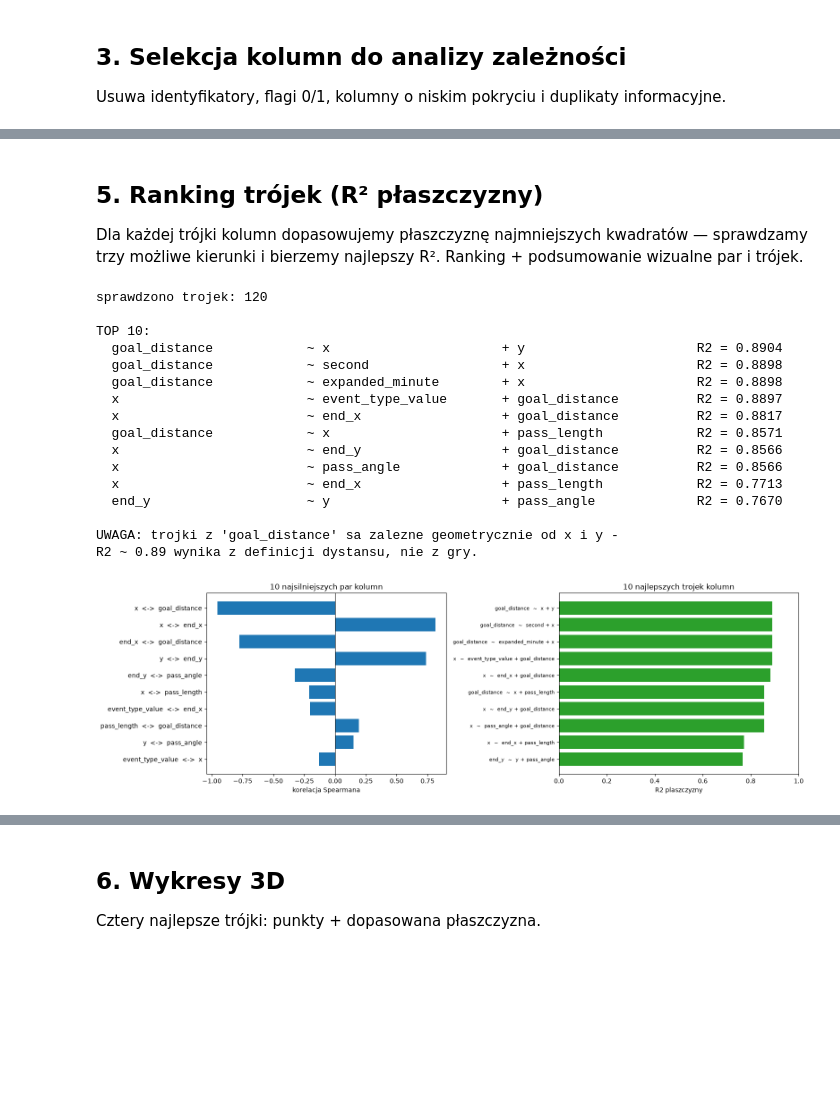
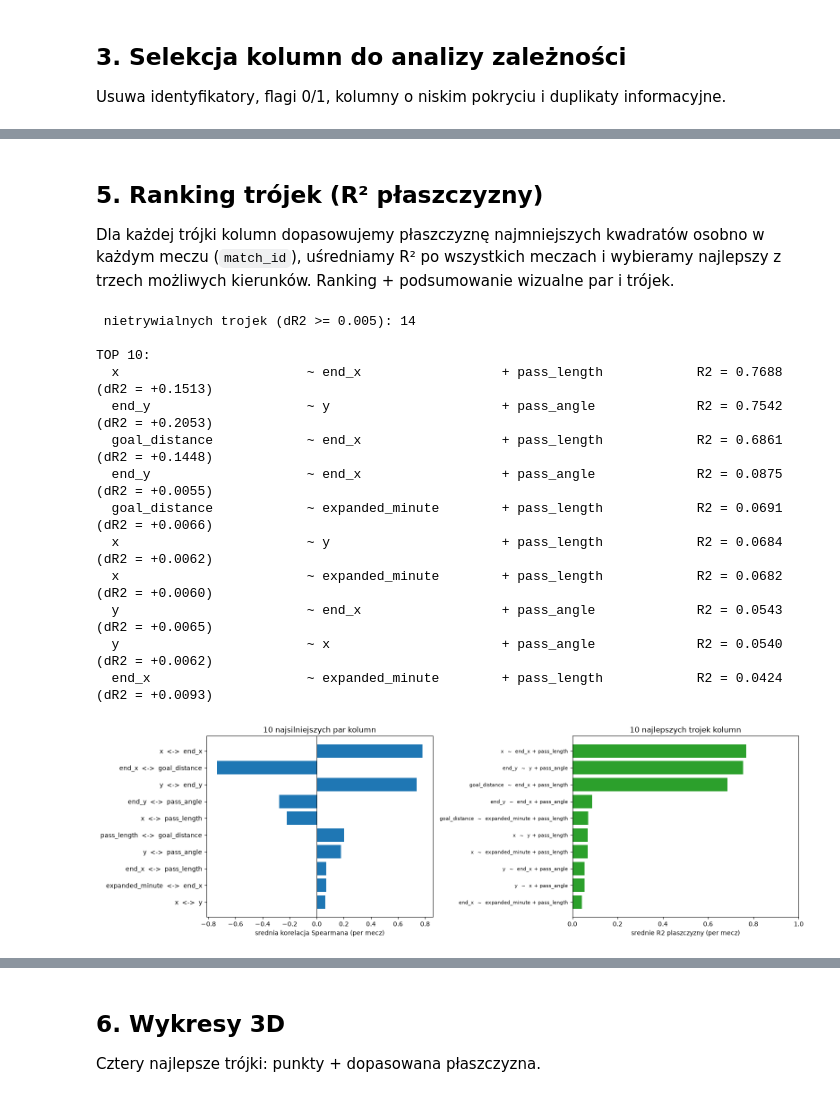
Before and after one commit to XeroChan/football-match-analytics, a Jupyter notebook: notebooks/02_eda.ipynb, the cells around one changed output, grey strips where cells are left out. Cells and saved outputs as stored; diff of their text form; code cells hidden in the pictures; blank space fills up the shorter version.

```diff
--- a/notebooks/02_eda.ipynb
+++ b/notebooks/02_eda.ipynb
@@ -259,81 +404,81 @@ dystans jest wyliczany z x i y, wiec korelacja jest z definicji.
 # %% [markdown]
 ## 5. Ranking trójek (R² płaszczyzny)
 
-Dla każdej trójki kolumn dopasowujemy płaszczyznę najmniejszych kwadratów — sprawdzamy trzy możliwe kierunki i bierzemy najlepszy R². Ranking + podsumowanie wizualne par i trójek.
+Dla każdej trójki kolumn dopasowujemy płaszczyznę najmniejszych kwadratów osobno w każdym meczu (`match_id`), uśredniamy R² po wszystkich meczach i wybieramy najlepszy z trzech możliwych kierunków. Ranking + podsumowanie wizualne par i trójek.
 # %%
-# Ranking trojek na wszystkich meczach: dla kazdej trojki dopasowujemy plaszczyzne.
-# Funkcja plane_r2 jest zdefiniowana w sekcji 1.
+# Ranking trojek (R2 liczone osobno w kazdym meczu i usrednione po match_id).
+# Pomijamy tautologie z goal_distance (FUNCTIONAL_DEPS) oraz trojki 'pasozytnicze',
+# w ktorych druga zmienna wnosi mniej niz MIN_R2_GAIN ponad lepsza pojedyncza zmienna.
+MIN_R2_GAIN = 0.005
+
 triplets = []
 for a, b, c in itertools.combinations(selected_cols, 3):
-    sub_df = events_all[[a, b, c]].dropna()
+    if is_trivial_group((a, b, c)):
+        continue
+    sub_df = events_all[["match_id", a, b, c]].dropna()
     if len(sub_df) < 50:
         continue
 
-    # sprawdzamy wszystkie trzy kierunki, bierzemy najlepszy
-    best_triplet = (0.0, c, a, b)
+    # sprawdzamy wszystkie trzy kierunki, bierzemy najlepszy z istotnym przyrostem dR2
+    best_triplet = None
     for target_col in (a, b, c):
         other_cols = [k for k in (a, b, c) if k != target_col]
-        r2 = plane_r2(sub_df, other_cols[0], other_cols[1], target_col)
-        if r2 > best_triplet[0]:
-            best_triplet = (r2, target_col, other_cols[0], other_cols[1])
+        r2, gain = plane_r2(sub_df, other_cols[0], other_cols[1], target_col, return_gain=True)
+        if gain >= MIN_R2_GAIN and (best_triplet is None or r2 > best_triplet[0]):
+            best_triplet = (r2, target_col, other_cols[0], other_cols[1], gain)
 
-    triplets.append(best_triplet)
+    if best_triplet is not None:
+        triplets.append(best_triplet)
 
 triplets.sort(key=lambda t: -t[0])
 
-print(f"sprawdzono trojek: {len(triplets)}")
+print(f" nietrywialnych trojek (dR2 >= {MIN_R2_GAIN}): {len(triplets)}")
 print()
 print("TOP 10:")
-for r2, target_col, x1, x2 in triplets[:10]:
-    print(f"  {target_col:<24} ~ {x1:<22} + {x2:<22} R2 = {r2:.4f}")
-print()
-print("UWAGA: trojki z 'goal_distance' sa zalezne geometrycznie od x i y -")
-print("R2 ~ 0.89 wynika z definicji dystansu, nie z gry.")
+for r2, target_col, x1, x2, gain in triplets[:10]:
+    print(f"  {target_col:<24} ~ {x1:<22} + {x2:<22} R2 = {r2:.4f} (dR2 = +{gain:.4f})")
 # %% [output]
-sprawdzono trojek: 120
+ nietrywialnych trojek (dR2 >= 0.005): 14
 
 TOP 10:
-  goal_distance            ~ x                      + y                      R2 = 0.8904
-  goal_distance            ~ second                 + x                      R2 = 0.8898
-  goal_distance            ~ expanded_minute        + x                      R2 = 0.8898
-  x                        ~ event_type_value       + goal_distance          R2 = 0.8897
-  x                        ~ end_x                  + goal_distance          R2 = 0.8817
-  goal_distance            ~ x                      + pass_length            R2 = 0.8571
-  x                        ~ end_y                  + goal_distance          R2 = 0.8566
-  x                        ~ pass_angle             + goal_distance          R2 = 0.8566
-  x                        ~ end_x                  + pass_length            R2 = 0.7713
-  end_y                    ~ y                      + pass_angle             R2 = 0.7670
-
-UWAGA: trojki z 'goal_distance' sa zalezne geometrycznie od x i y -
-R2 ~ 0.89 wynika z definicji dystansu, nie z gry.
+  x                        ~ end_x                  + pass_length            R2 = 0.7688 (dR2 = +0.1513)
+  end_y                    ~ y                      + pass_angle             R2 = 0.7542 (dR2 = +0.2053)
+  goal_distance            ~ end_x                  + pass_length            R2 = 0.6861 (dR2 = +0.1448)
+  end_y                    ~ end_x                  + pass_angle             R2 = 0.0875 (dR2 = +0.0055)
+  goal_distance            ~ expanded_minute        + pass_length            R2 = 0.0691 (dR2 = +0.0066)
+  x                        ~ y                      + pass_length            R2 = 0.0684 (dR2 = +0.0062)
+  x                        ~ expanded_minute        + pass_length            R2 = 0.0682 (dR2 = +0.0060)
+  y                        ~ end_x                  + pass_angle             R2 = 0.0543 (dR2 = +0.0065)
+  y                        ~ x                      + pass_angle             R2 = 0.0540 (dR2 = +0.0062)
+  end_x                    ~ expanded_minute        + pass_length            R2 = 0.0424 (dR2 = +0.0093)
 # %%
 # Podsumowanie wizualne sekcji 4 i 5: najsilniejsze pary i najlepsze trojki obok siebie
 fig, (left_ax, right_ax) = plt.subplots(1, 2, figsize=(16, 5))
 
 # --- lewy panel: pary ---
 top_pairs = pairs[:10]
 left_ax.barh(
-    [f"{a}  <->  {b}" for a, b, _ in top_pairs][::-1],
-    [r for _, _, r in top_pairs][::-1],
+    [f"{a}  <->  {b}" for a, b, *_ in top_pairs][::-1],
+    [r for _, _, r, *_ in top_pairs][::-1],
 )
 left_ax.axvline(0, color="black", linewidth=0.8)
-left_ax.set_xlabel("korelacja Spearmana")
+left_ax.set_xlabel("srednia korelacja Spearmana (per mecz)")
 left_ax.set_title("10 najsilniejszych par kolumn")
 
 # --- prawy panel: trojki ---
 top_triplets = triplets[:10]
 right_ax.barh(
-    [f"{target_col}  ~  {x1} + {x2}" for r2, target_col, x1, x2 in top_triplets][::-1],
-    [r2 for r2, _, _, _ in top_triplets][::-1],
+    [f"{target_col}  ~  {x1} + {x2}" for r2, target_col, x1, x2, *_ in top_triplets][::-1],
+    [r2 for r2, *_ in top_triplets][::-1],
     color="tab:green",
 )
-right_ax.set_xlabel("R2 plaszczyzny")
+right_ax.set_xlabel("srednie R2 plaszczyzny (per mecz)")
 right_ax.set_title("10 najlepszych trojek kolumn")
 right_ax.set_xlim(0, 1)
 right_ax.tick_params(axis="y", labelsize=8)
 
 plt.tight_layout()
 plt.savefig(FIGURES / "pary_i_trojki.png", dpi=130)
 plt.show()
 # %% [output]
-[figure, old version]
+[figure, new version]
```
Also changed, not shown: parts of 19 cells of this notebook.
